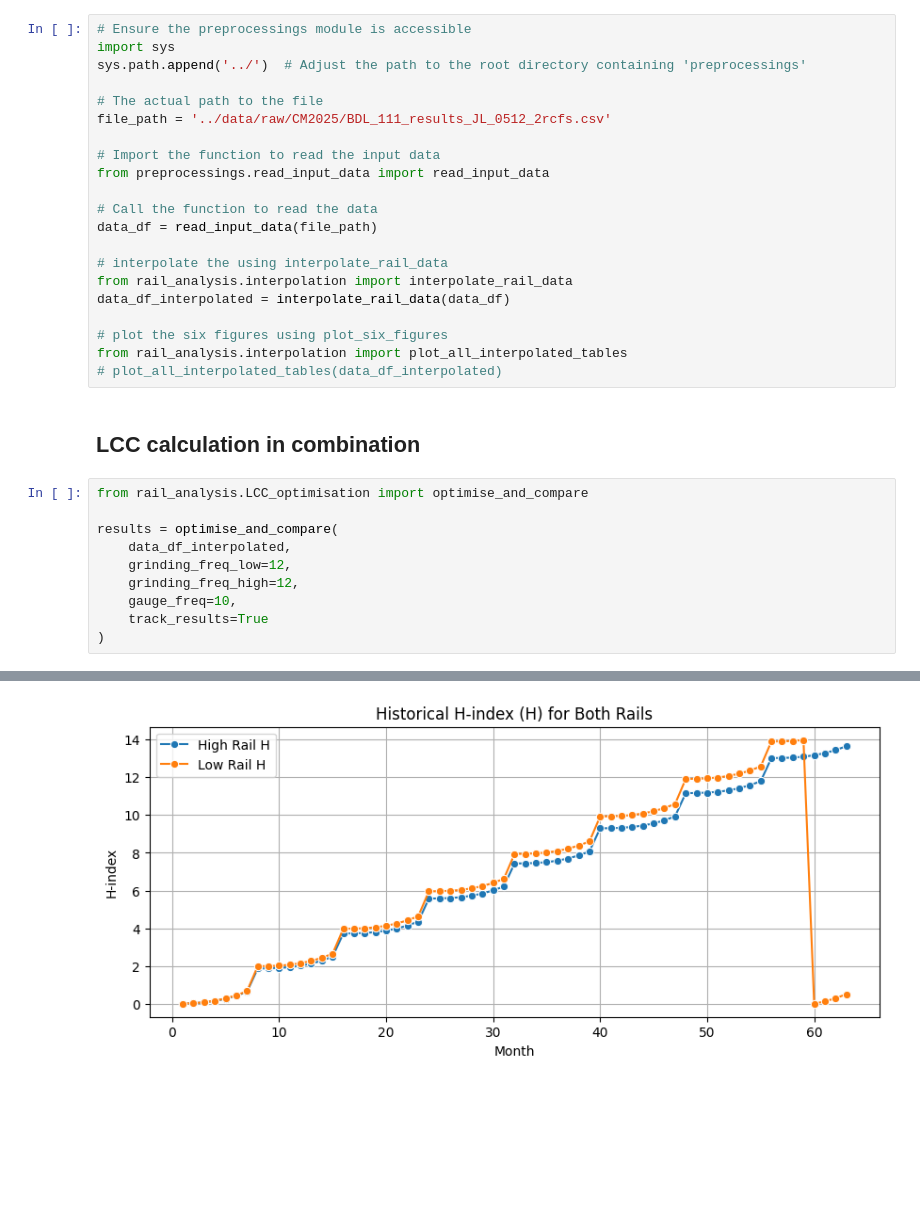
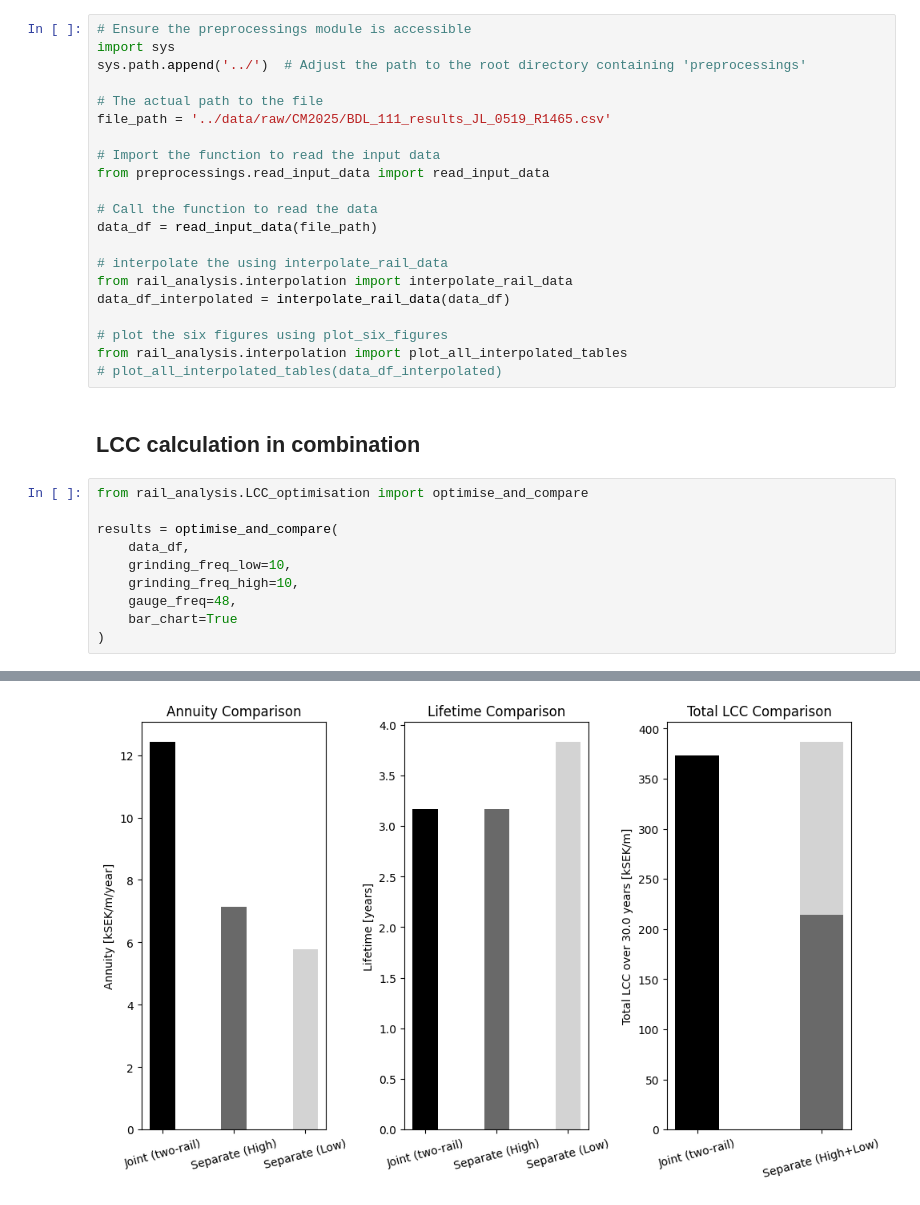
Before and after one commit to abdeaitali/rurut, a Jupyter notebook: LCC/rals_livslangd_python/notebooks/notebook_LCC_optimisation.ipynb, the cells around one changed output, grey strips where cells are left out. Cells and saved outputs as stored; diff of their text form; blank space fills up the shorter version.

```diff
--- a/LCC/rals_livslangd_python/notebooks/notebook_LCC_optimisation.ipynb
+++ b/LCC/rals_livslangd_python/notebooks/notebook_LCC_optimisation.ipynb
@@ -8,7 +8,7 @@ import sys
 sys.path.append('../')  # Adjust the path to the root directory containing 'preprocessings'
 
 # The actual path to the file
-file_path = '../data/raw/CM2025/BDL_111_results_JL_0512_2rcfs.csv'
+file_path = '../data/raw/CM2025/BDL_111_results_JL_0519_R1465.csv'
 
 # Import the function to read the input data
 from preprocessings.read_input_data import read_input_data
@@ -29,10 +29,10 @@ from rail_analysis.interpolation import plot_all_interpolated_tables
 from rail_analysis.LCC_optimisation import optimise_and_compare
 
 results = optimise_and_compare(
-    data_df_interpolated,
-    grinding_freq_low=12,
-    grinding_freq_high=12,
-    gauge_freq=10,
-    track_results=True
+    data_df,
+    grinding_freq_low=10,
+    grinding_freq_high=10,
+    gauge_freq=48,
+    bar_chart=True
 )
 # %% [output]
@@ -39 +51 @@ results = optimise_and_compare(
-[figure, old version]
+[figure, new version]
```
Also changed, not shown: parts of 1 cell of this notebook, 2 other files.
